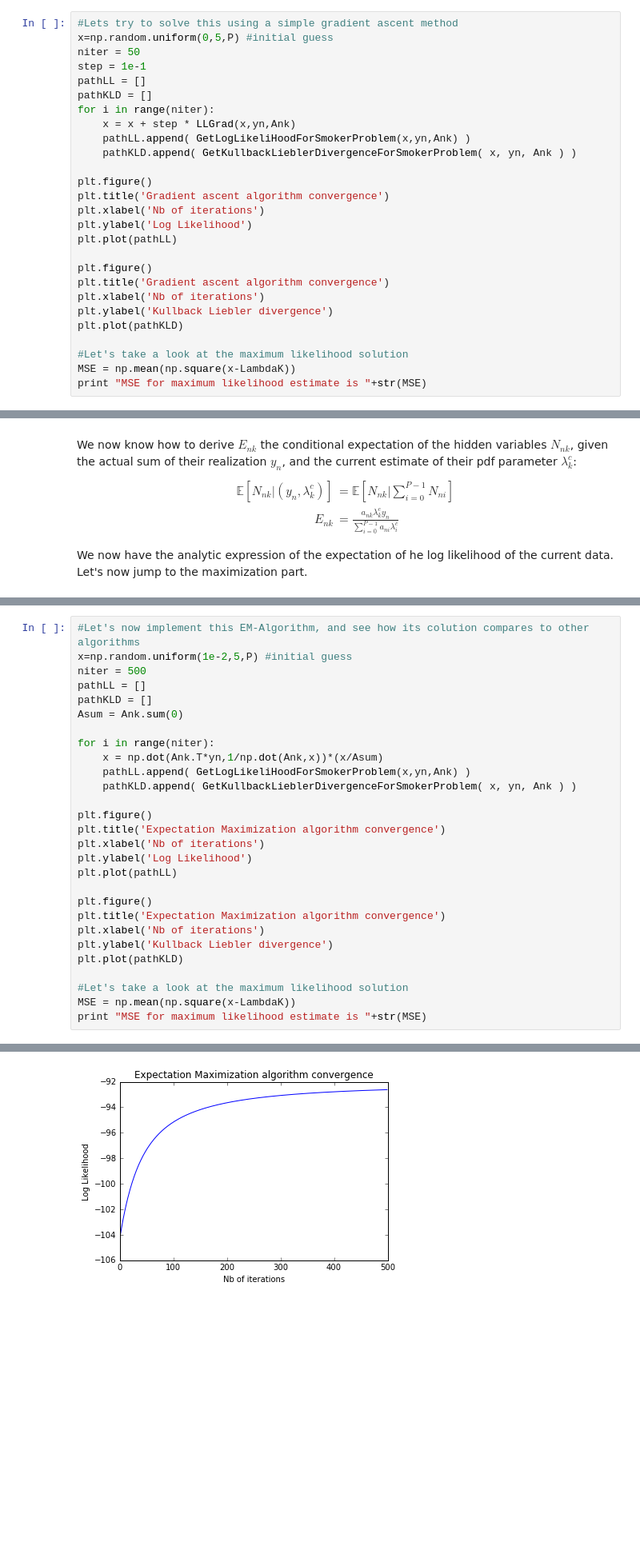
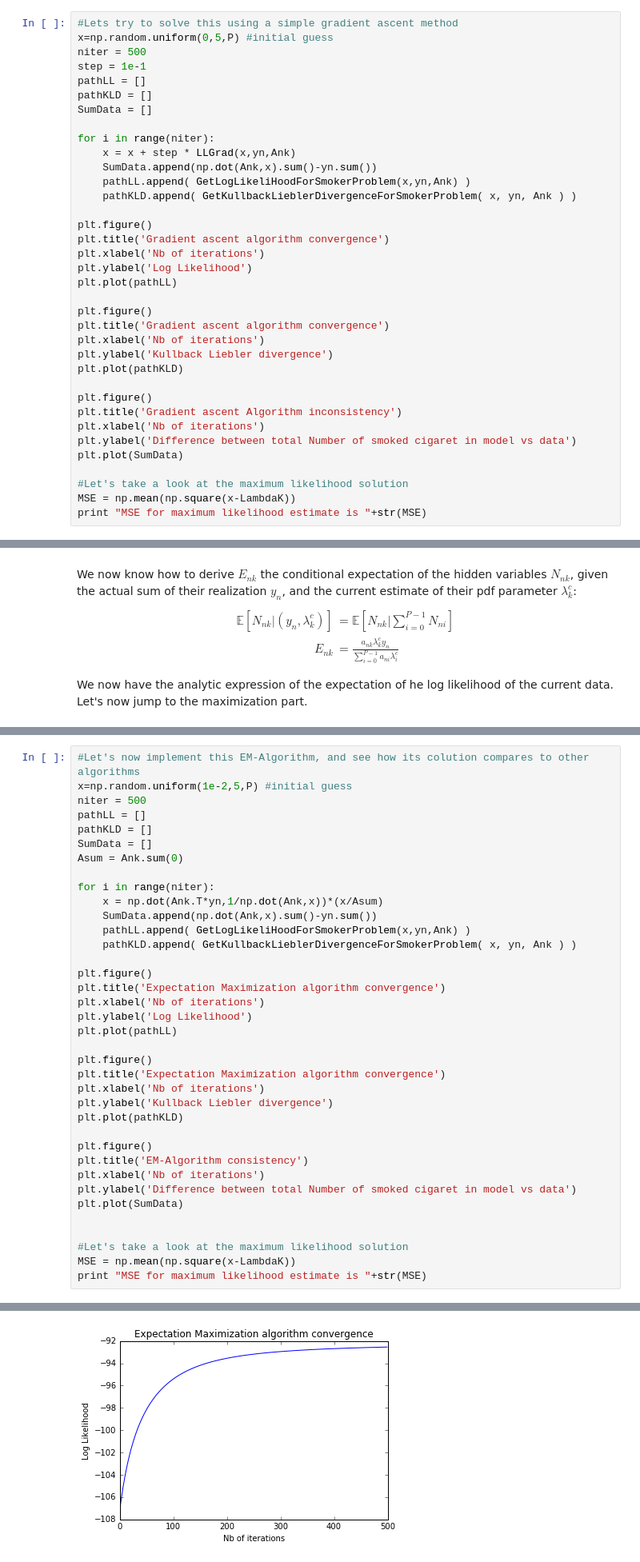
Before and after one commit to gnthibault/Optimisation-Python, a Jupyter notebook: kl_divergence.ipynb, the cells around one changed output, grey strips where cells are left out. Shown at 80% size. Cells and saved outputs as stored; diff of their text form; blank space fills up the shorter version.

Commit message:
Added consistency proof

```diff
--- a/kl_divergence.ipynb
+++ b/kl_divergence.ipynb
@@ -612,12 +612,15 @@ assert( np.isclose(LLGrad(LambdaK,np.dot(Ank,LambdaK),Ank),np.zeros(P)).all() )
 # %%
 #Lets try to solve this using a simple gradient ascent method
 x=np.random.uniform(0,5,P) #initial guess
-niter = 50
+niter = 500
 step = 1e-1
 pathLL = []
 pathKLD = []
+SumData = []
+
 for i in range(niter):
     x = x + step * LLGrad(x,yn,Ank)
+    SumData.append(np.dot(Ank,x).sum()-yn.sum())
     pathLL.append( GetLogLikeliHoodForSmokerProblem(x,yn,Ank) )
     pathKLD.append( GetKullbackLieblerDivergenceForSmokerProblem( x, yn, Ank ) )
 
@@ -633,6 +636,12 @@ plt.xlabel('Nb of iterations')
 plt.ylabel('Kullback Liebler divergence')
 plt.plot(pathKLD)
 
+plt.figure()
+plt.title('Gradient ascent Algorithm inconsistency')
+plt.xlabel('Nb of iterations')
+plt.ylabel('Difference between total Number of smoked cigaret in model vs data')
+plt.plot(SumData)
+
 #Let's take a look at the maximum likelihood solution
 MSE = np.mean(np.square(x-LambdaK))
 print "MSE for maximum likelihood estimate is "+str(MSE)
@@ -778,10 +788,12 @@ x=np.random.uniform(1e-2,5,P) #initial guess
 niter = 500
 pathLL = []
 pathKLD = []
+SumData = []
 Asum = Ank.sum(0)
 
 for i in range(niter):
     x = np.dot(Ank.T*yn,1/np.dot(Ank,x))*(x/Asum)
+    SumData.append(np.dot(Ank,x).sum()-yn.sum())
     pathLL.append( GetLogLikeliHoodForSmokerProblem(x,yn,Ank) )
     pathKLD.append( GetKullbackLieblerDivergenceForSmokerProblem( x, yn, Ank ) )
 
@@ -797,6 +809,13 @@ plt.xlabel('Nb of iterations')
 plt.ylabel('Kullback Liebler divergence')
 plt.plot(pathKLD)
 
+plt.figure()
+plt.title('EM-Algorithm consistency')
+plt.xlabel('Nb of iterations')
+plt.ylabel('Difference between total Number of smoked cigaret in model vs data')
+plt.plot(SumData)
+
+
 #Let's take a look at the maximum likelihood solution
 MSE = np.mean(np.square(x-LambdaK))
 print "MSE for maximum likelihood estimate is "+str(MSE)
@@ -805 +824 @@ MSE for maximum likelihood estimate is 9.44804627525
-[figure, old version]
+[figure, new version]
```
Also changed, not shown: parts of 4 cells of this notebook.
